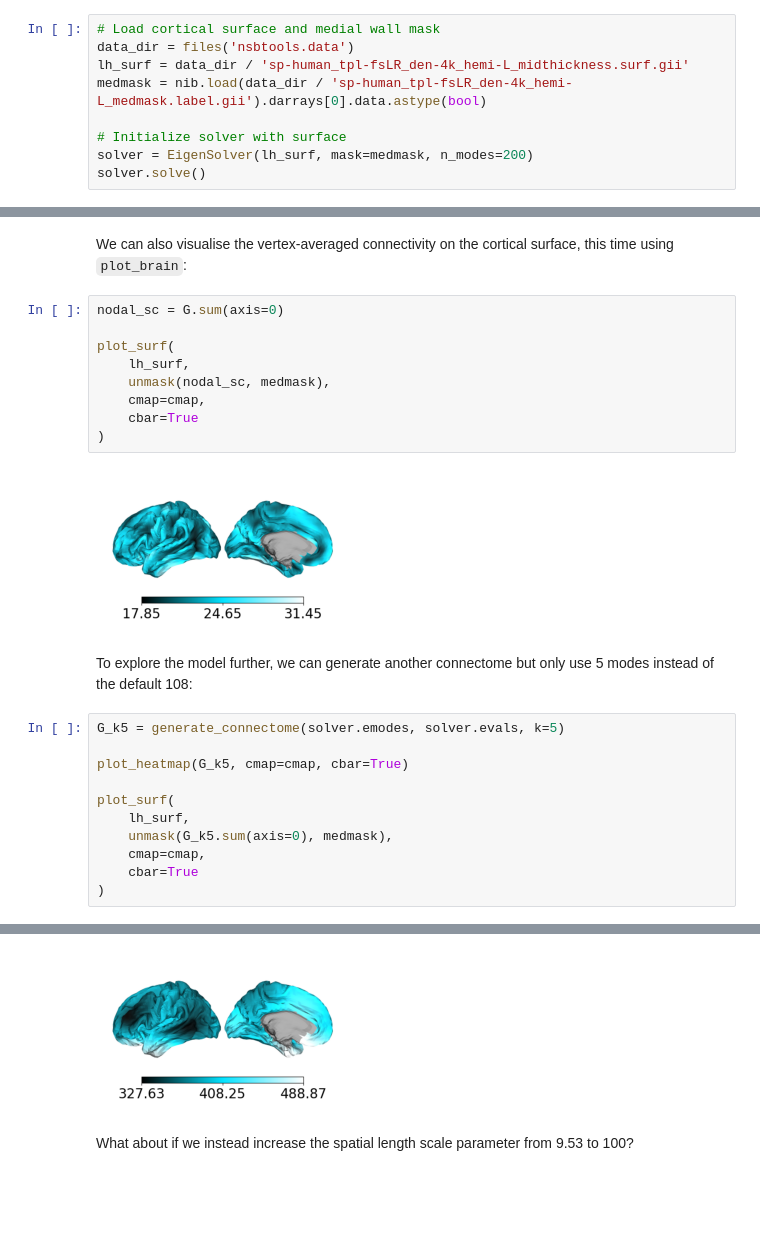
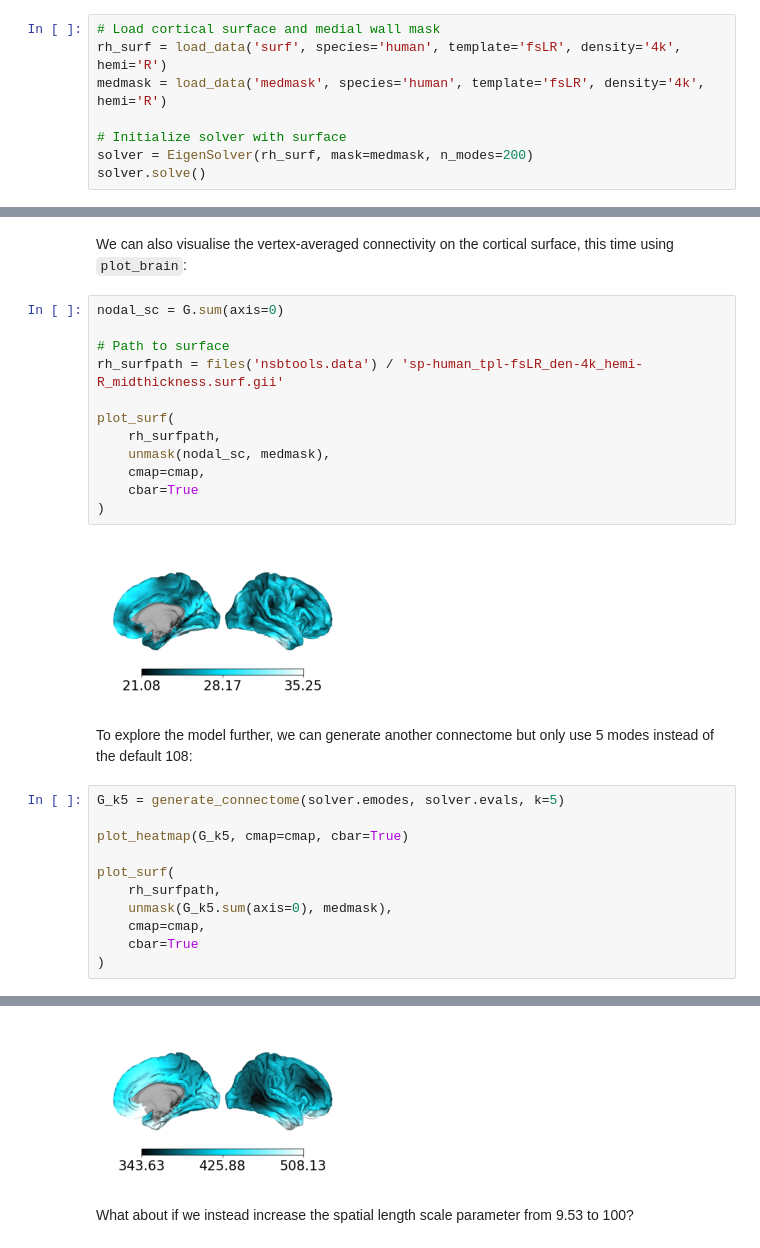
Before and after one commit to VictorBarnes/neuromodes, a Jupyter notebook: docs/tutorials/GEM.ipynb, the cells around one changed output, grey strips where cells are left out. Cells and saved outputs as stored; diff of their text form; blank space fills up the shorter version.

```diff
--- a/docs/tutorials/GEM.ipynb
+++ b/docs/tutorials/GEM.ipynb
@@ -28,12 +28,11 @@ from nsbtools.plotting import plot_surf, plot_heatmap
 cmap = LinearSegmentedColormap.from_list('frank', ["#000000","#03e2ff", "#ffffff"])
 # %%
 # Load cortical surface and medial wall mask
-data_dir = files('nsbtools.data')
-lh_surf = data_dir / 'sp-human_tpl-fsLR_den-4k_hemi-L_midthickness.surf.gii'
-medmask = nib.load(data_dir / 'sp-human_tpl-fsLR_den-4k_hemi-L_medmask.label.gii').darrays[0].data.astype(bool)
+rh_surf = load_data('surf', species='human', template='fsLR', density='4k', hemi='R')
+medmask = load_data('medmask', species='human', template='fsLR', density='4k', hemi='R')
 
 # Initialize solver with surface
-solver = EigenSolver(lh_surf, mask=medmask, n_modes=200)
+solver = EigenSolver(rh_surf, mask=medmask, n_modes=200)
 solver.solve()
 # %% [markdown]
 The eigenmodes and eigenvalues can then be passed into the `generate_connectome` function from the `connectome` module:
@@ -53,14 +52,17 @@ We can also visualise the vertex-averaged connectivity on the cortical surface,
 # %%
 nodal_sc = G.sum(axis=0)
 
+# Path to surface
+rh_surfpath = files('nsbtools.data') / 'sp-human_tpl-fsLR_den-4k_hemi-R_midthickness.surf.gii'
+
 plot_surf(
-    lh_surf,
+    rh_surfpath,
     unmask(nodal_sc, medmask),
     cmap=cmap,
     cbar=True
 )
 # %% [output]
-[figure, old version]
+[figure, new version]
 # %% [markdown]
 To explore the model further, we can generate another connectome but only use 5 modes instead of the default 108:
 # %%
@@ -69,7 +71,7 @@ G_k5 = generate_connectome(solver.emodes, solver.evals, k=5)
 plot_heatmap(G_k5, cmap=cmap, cbar=True)
 
 plot_surf(
-    lh_surf,
+    rh_surfpath,
     unmask(G_k5.sum(axis=0), medmask),
     cmap=cmap,
     cbar=True
@@ -79,4 +81,4 @@ plot_surf(
-[figure, old version]
+[figure, new version]
 # %% [markdown]
 What about if we instead increase the spatial length scale parameter from 9.53 to 100?
 # %%
```
Also changed, not shown: parts of 4 cells of this notebook, 30 other files.
